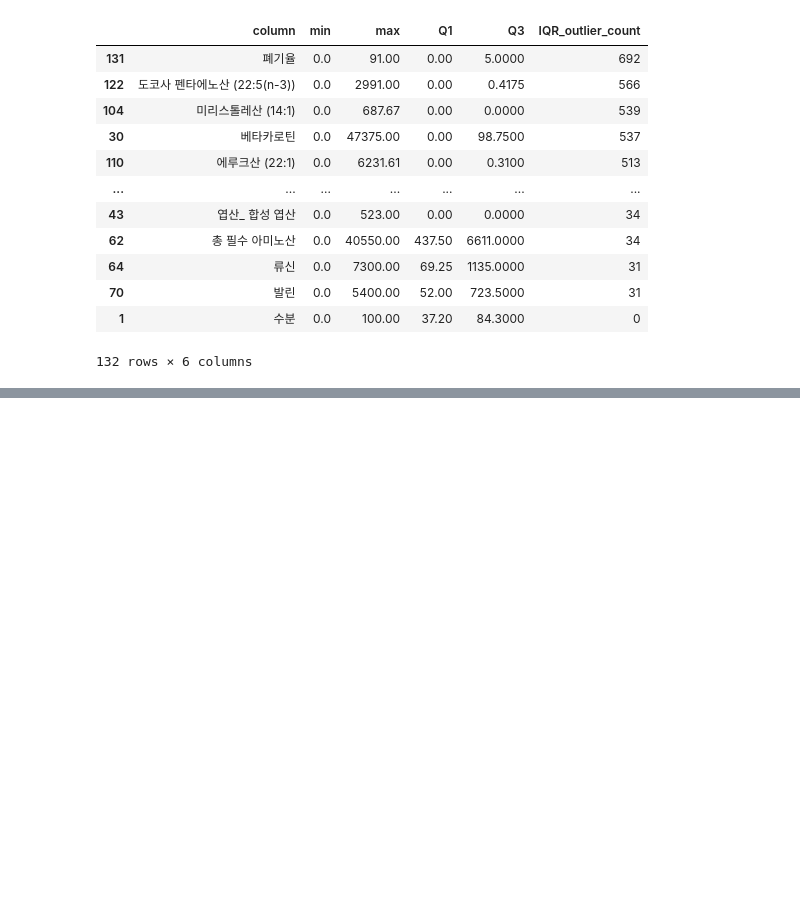
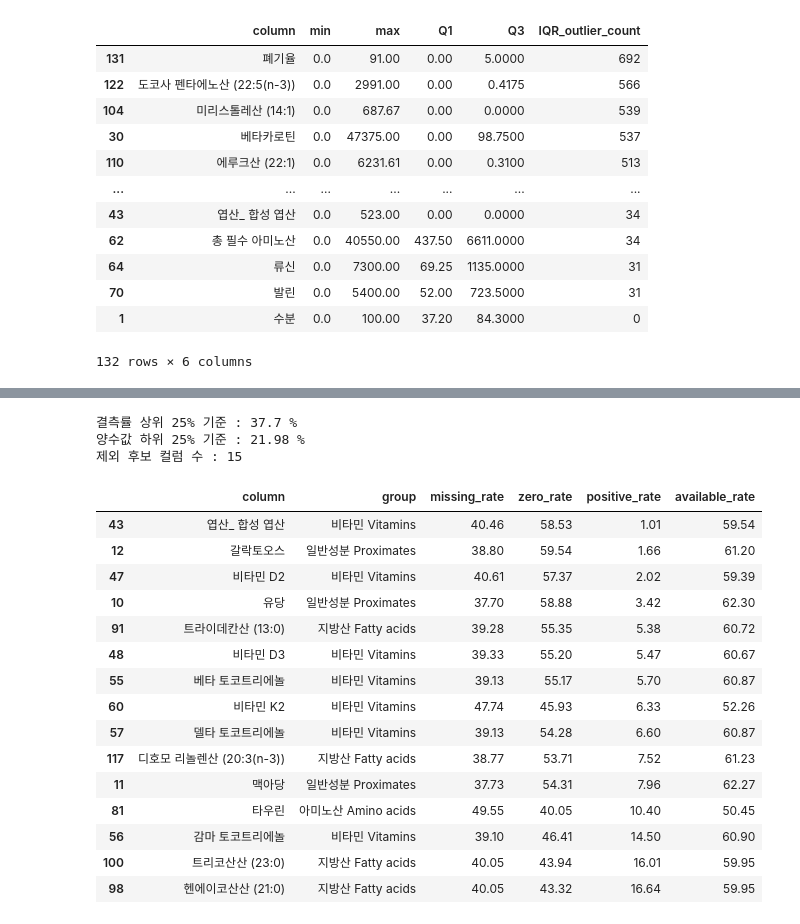
Before and after one commit to mseon94/LLM-PRJ, a Jupyter notebook: llm_menu.ipynb, the cells around one changed output, grey strips where cells are left out. Saved outputs shown, nothing was run; the diff lists cells and outputs as text; code cells hidden in the pictures; blank space fills up the shorter version.

```diff
--- a/llm_menu.ipynb
+++ b/llm_menu.ipynb
@@ -689,0 +990,46 @@ display(
+# %%
+# 데이터 분포에서 기준 자동 산출
+missing_q3 = coverage_report[
+    "missing_rate"
+].quantile(0.75)
+
+positive_q1 = coverage_report[
+    "positive_rate"
+].quantile(0.25)
+
+
+quality_exclude_candidates = coverage_report[
+    (coverage_report["missing_rate"] >= missing_q3)
+    &
+    (coverage_report["positive_rate"] <= positive_q1)
+].sort_values(
+    ["positive_rate", "missing_rate"],
+    ascending=[True, False]
+)
+
+
+print("결측률 상위 25% 기준 :", round(missing_q3, 2), "%")
+print("양수값 하위 25% 기준 :", round(positive_q1, 2), "%")
+print("제외 후보 컬럼 수 :", len(quality_exclude_candidates))
+
+display(quality_exclude_candidates)
+# %% [output]
+결측률 상위 25% 기준 : 37.7 %
+양수값 하위 25% 기준 : 21.98 %
+제외 후보 컬럼 수 : 15
+|  | column | group | missing_rate | zero_rate | positive_rate | available_rate |
+| 43 | 엽산_ 합성 엽산 | 비타민 Vitamins | 40.46 | 58.53 | 1.01 | 59.54 |
+| 12 | 갈락토오스 | 일반성분 Proximates | 38.80 | 59.54 | 1.66 | 61.20 |
+| 47 | 비타민 D2 | 비타민 Vitamins | 40.61 | 57.37 | 2.02 | 59.39 |
+| 10 | 유당 | 일반성분 Proximates | 37.70 | 58.88 | 3.42 | 62.30 |
+| 91 | 트라이데칸산 (13:0) | 지방산 Fatty acids | 39.28 | 55.35 | 5.38 | 60.72 |
+| 48 | 비타민 D3 | 비타민 Vitamins | 39.33 | 55.20 | 5.47 | 60.67 |
+| 55 | 베타 토코트리에놀 | 비타민 Vitamins | 39.13 | 55.17 | 5.70 | 60.87 |
+| 60 | 비타민 K2 | 비타민 Vitamins | 47.74 | 45.93 | 6.33 | 52.26 |
+| 57 | 델타 토코트리에놀 | 비타민 Vitamins | 39.13 | 54.28 | 6.60 | 60.87 |
+| 117 | 디호모 리놀렌산 (20:3(n-3)) | 지방산 Fatty acids | 38.77 | 53.71 | 7.52 | 61.23 |
+| 11 | 맥아당 | 일반성분 Proximates | 37.73 | 54.31 | 7.96 | 62.27 |
+| 81 | 타우린 | 아미노산 Amino acids | 49.55 | 40.05 | 10.40 | 50.45 |
+| 56 | 감마 토코트리에놀 | 비타민 Vitamins | 39.10 | 46.41 | 14.50 | 60.90 |
+| 100 | 트리코산산 (23:0) | 지방산 Fatty acids | 40.05 | 43.94 | 16.01 | 59.95 |
+| 98 | 헨에이코산산 (21:0) | 지방산 Fatty acids | 40.05 | 43.32 | 16.64 | 59.95 |
```
Also changed, not shown: parts of 64 cells of this notebook, 7 other files.
